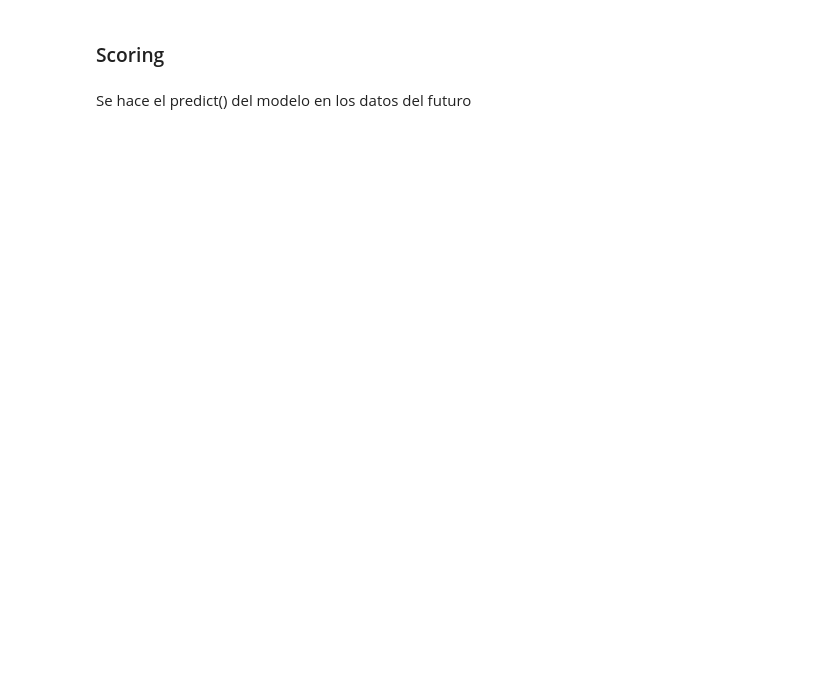
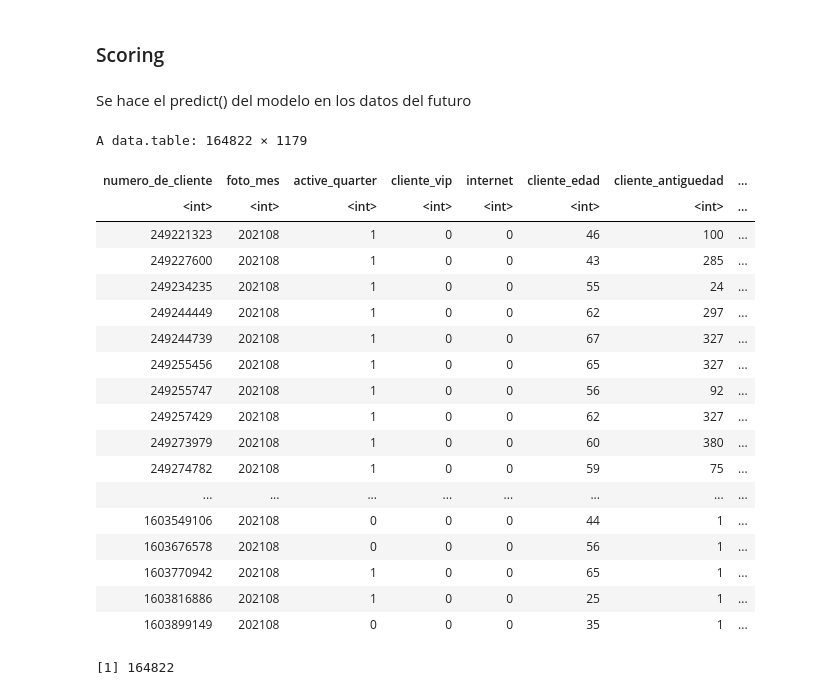
Before and after one commit to AgustinCdeCelis/dmeyf2025, a Jupyter notebook: competencia_02/apo-506.ipynb, the cells around one changed output. Saved outputs shown, nothing was run; the diff lists cells and outputs as text; code cells hidden in the pictures; blank space fills up the shorter version.

Commit message:
modelo final

```diff
--- a/competencia_02/apo-506.ipynb
+++ b/competencia_02/apo-506.ipynb
@@ -558,4 +566,33 @@ Sys.time()
 ### Scoring
 # %% [markdown]
 Se hace el predict() del modelo en los datos del futuro
+# %%
+# aplico el modelo a los datos sin clase
+dfuture <- dataset[foto_mes %in% PARAM$train_final$future ]
+dfuture
+# %% [output]
+A data.table: 164822 × 1179
+| numero_de_cliente | foto_mes | active_quarter | cliente_vip | internet | cliente_edad | cliente_antiguedad | ... |
+| <int> | <int> | <int> | <int> | <int> | <int> | <int> | ... |
+| 249221323 | 202108 | 1 | 0 | 0 | 46 | 100 | ... |
+| 249227600 | 202108 | 1 | 0 | 0 | 43 | 285 | ... |
+| 249234235 | 202108 | 1 | 0 | 0 | 55 | 24 | ... |
+| 249244449 | 202108 | 1 | 0 | 0 | 62 | 297 | ... |
+| 249244739 | 202108 | 1 | 0 | 0 | 67 | 327 | ... |
+| 249255456 | 202108 | 1 | 0 | 0 | 65 | 327 | ... |
+| 249255747 | 202108 | 1 | 0 | 0 | 56 | 92 | ... |
+| 249257429 | 202108 | 1 | 0 | 0 | 62 | 327 | ... |
+| 249273979 | 202108 | 1 | 0 | 0 | 60 | 380 | ... |
+| 249274782 | 202108 | 1 | 0 | 0 | 59 | 75 | ... |
+| ... | ... | ... | ... | ... | ... | ... | ... |
+| 1603549106 | 202108 | 0 | 0 | 0 | 44 | 1 | ... |
+| 1603676578 | 202108 | 0 | 0 | 0 | 56 | 1 | ... |
+| 1603770942 | 202108 | 1 | 0 | 0 | 65 | 1 | ... |
+| 1603816886 | 202108 | 1 | 0 | 0 | 25 | 1 | ... |
+| 1603899149 | 202108 | 0 | 0 | 0 | 35 | 1 | ... |
+# %%
+filas <- nrow(dfuture)
+filas
+# %% [output]
+[1] 164822
 # %%
```
Also changed, not shown: parts of 11 cells of this notebook.
